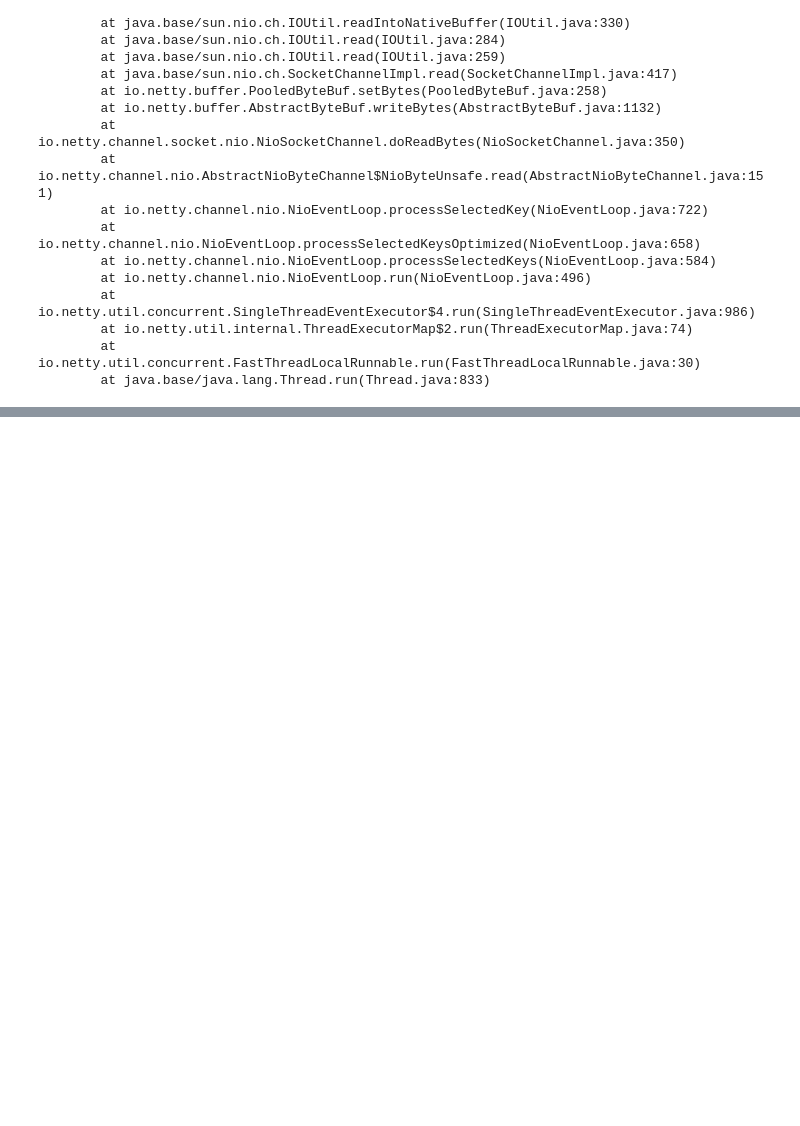
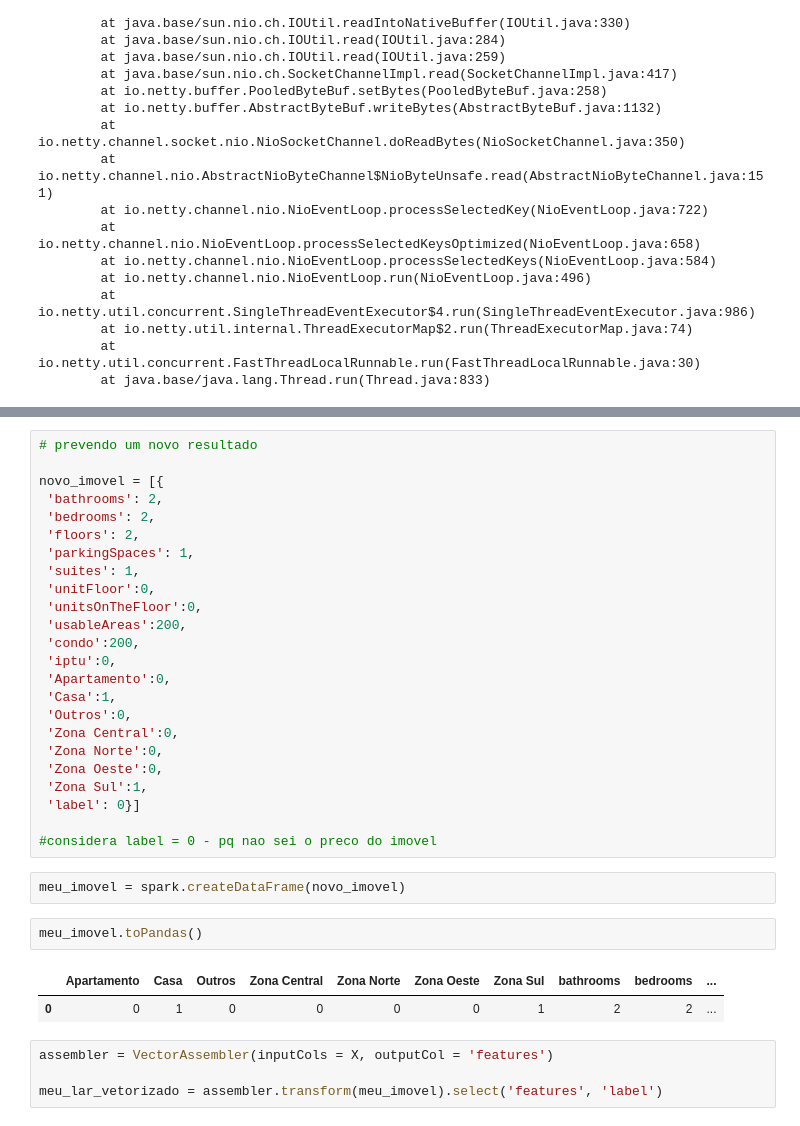
Before and after one commit to rafaelfabri/curso_spark_alura, a Jupyter notebook: Curso_3/script_ml.ipynb, the cells around one changed output, grey strips where cells are left out. Drawn from its saved outputs; the diff is of its cells as text; blank space fills up the shorter version.

```diff
--- a/Curso_3/script_ml.ipynb
+++ b/Curso_3/script_ml.ipynb
@@ -766,0 +871,35 @@ java.io.IOException: Tempo esgotado para conexão
+# %%
+# prevendo um novo resultado
+
+novo_imovel = [{
+ 'bathrooms': 2,
+ 'bedrooms': 2,
+ 'floors': 2,
+ 'parkingSpaces': 1,
+ 'suites': 1,
+ 'unitFloor':0,
+ 'unitsOnTheFloor':0,
+ 'usableAreas':200,
+ 'condo':200,
+ 'iptu':0,
+ 'Apartamento':0,
+ 'Casa':1,
+ 'Outros':0,
+ 'Zona Central':0,
+ 'Zona Norte':0,
+ 'Zona Oeste':0,
+ 'Zona Sul':1,
+ 'label': 0}]
+
+#considera label = 0 - pq nao sei o preco do imovel
+# %%
+meu_imovel = spark.createDataFrame(novo_imovel)
+# %%
+meu_imovel.toPandas()
+# %% [output]
+|  | Apartamento | Casa | Outros | Zona Central | Zona Norte | Zona Oeste | Zona Sul | bathrooms | bedrooms | ... |
+| 0 | 0 | 1 | 0 | 0 | 0 | 0 | 1 | 2 | 2 | ... |
+# %%
+assembler = VectorAssembler(inputCols = X, outputCol = 'features')
+
+meu_lar_vetorizado = assembler.transform(meu_imovel).select('features', 'label')
```
Also changed, not shown: parts of 18 cells of this notebook.
